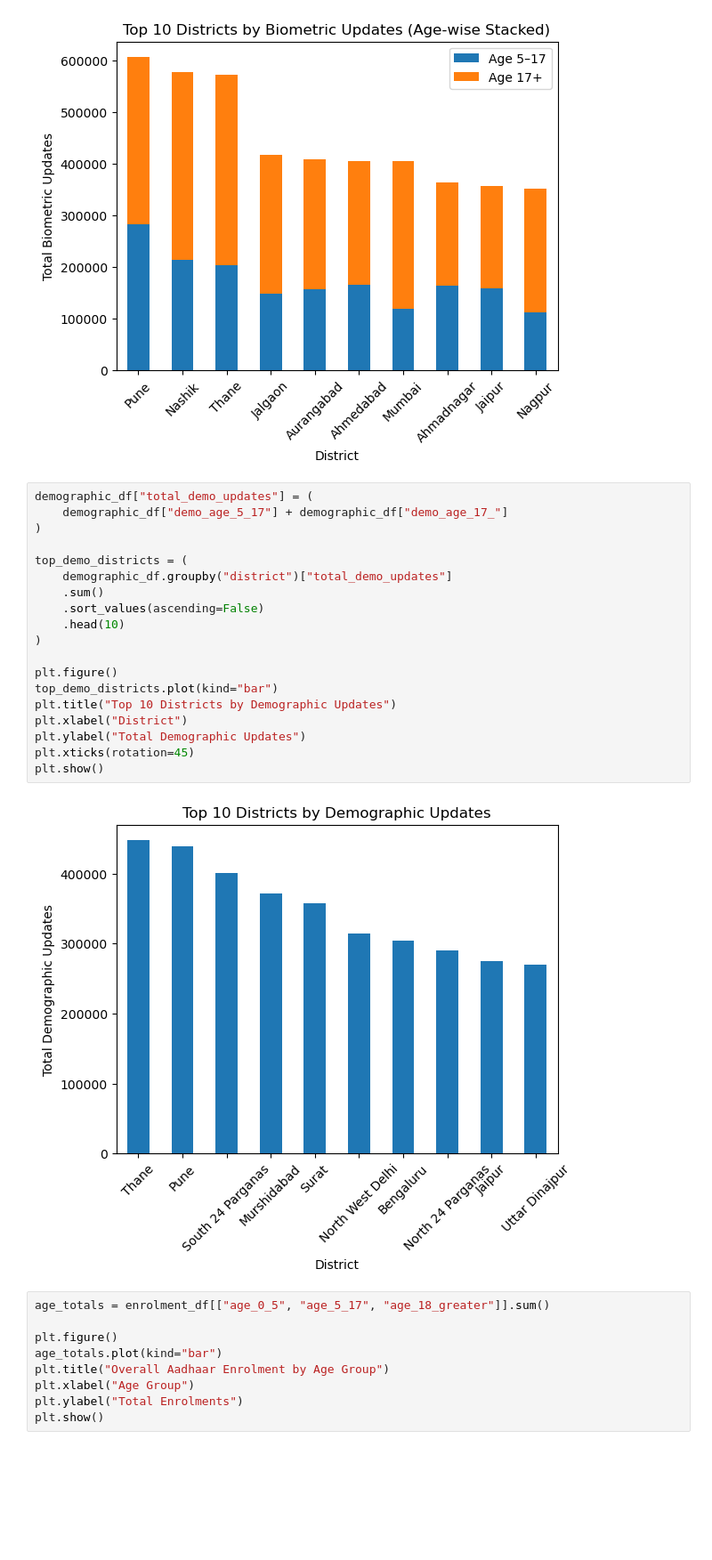
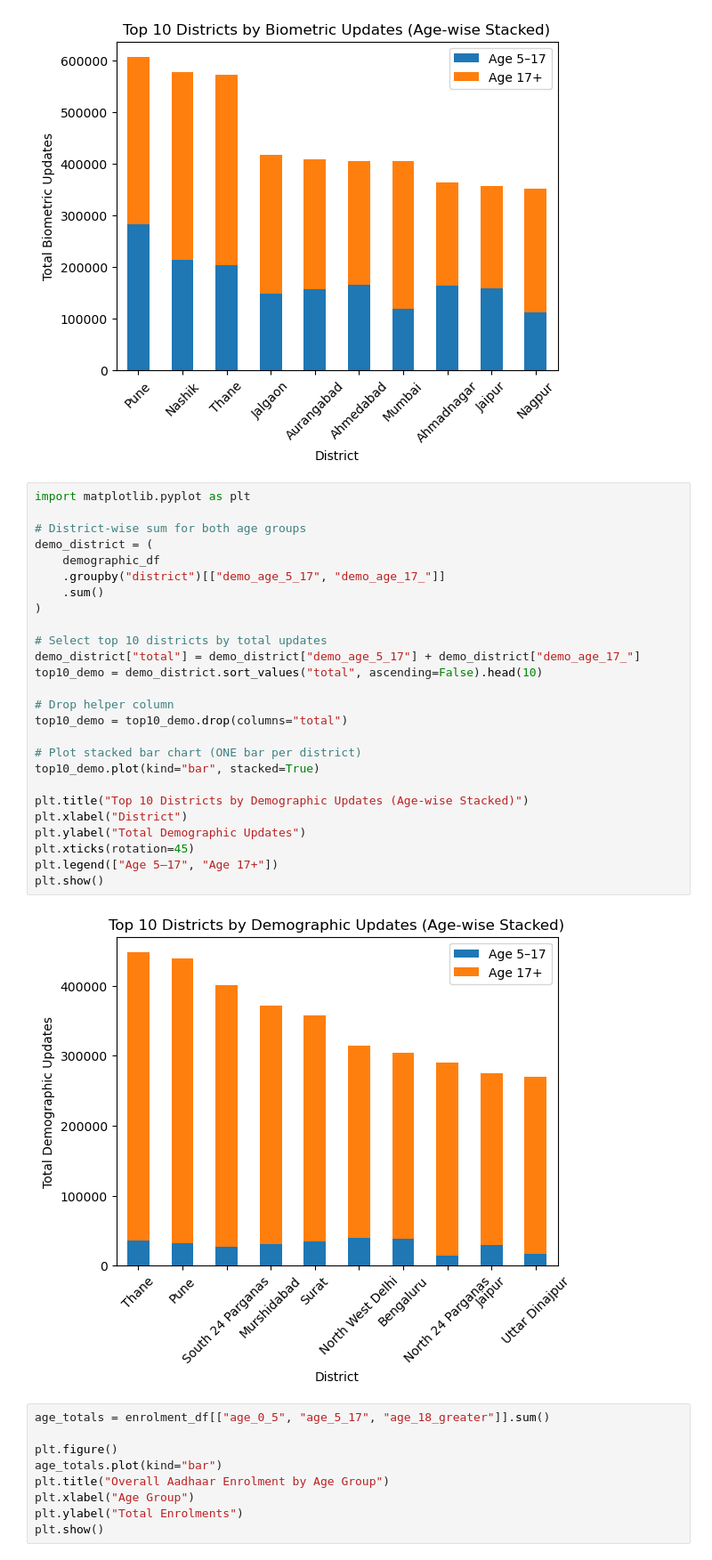
Before and after one commit to NishantRajora/Societal-Trends-in-Aadhaar-Enrolment-and-Updates, a Jupyter notebook: uidai.ipynb, the cells around one changed output. Shown at 89% size. Cells and saved outputs as stored; diff of their text form; blank space fills up the shorter version.

```diff
--- a/uidai.ipynb
+++ b/uidai.ipynb
@@ -80,26 +80,33 @@ plt.show()
 # %% [output]
 [figure]
 # %%
-demographic_df["total_demo_updates"] = (
-    demographic_df["demo_age_5_17"] + demographic_df["demo_age_17_"]
+import matplotlib.pyplot as plt
+
+# District-wise sum for both age groups
+demo_district = (
+    demographic_df
+    .groupby("district")[["demo_age_5_17", "demo_age_17_"]]
+    .sum()
 )
 
-top_demo_districts = (
-    demographic_df.groupby("district")["total_demo_updates"]
-    .sum()
-    .sort_values(ascending=False)
-    .head(10)
-)
+# Select top 10 districts by total updates
+demo_district["total"] = demo_district["demo_age_5_17"] + demo_district["demo_age_17_"]
+top10_demo = demo_district.sort_values("total", ascending=False).head(10)
 
-plt.figure()
-top_demo_districts.plot(kind="bar")
-plt.title("Top 10 Districts by Demographic Updates")
+# Drop helper column
+top10_demo = top10_demo.drop(columns="total")
+
+# Plot stacked bar chart (ONE bar per district)
+top10_demo.plot(kind="bar", stacked=True)
+
+plt.title("Top 10 Districts by Demographic Updates (Age-wise Stacked)")
 plt.xlabel("District")
 plt.ylabel("Total Demographic Updates")
 plt.xticks(rotation=45)
+plt.legend(["Age 5–17", "Age 17+"])
 plt.show()
 # %% [output]
-[figure, old version]
+[figure, new version]
 # %%
 age_totals = enrolment_df[["age_0_5", "age_5_17", "age_18_greater"]].sum()
 
```
Also changed, not shown: parts of 1 cell of this notebook.
